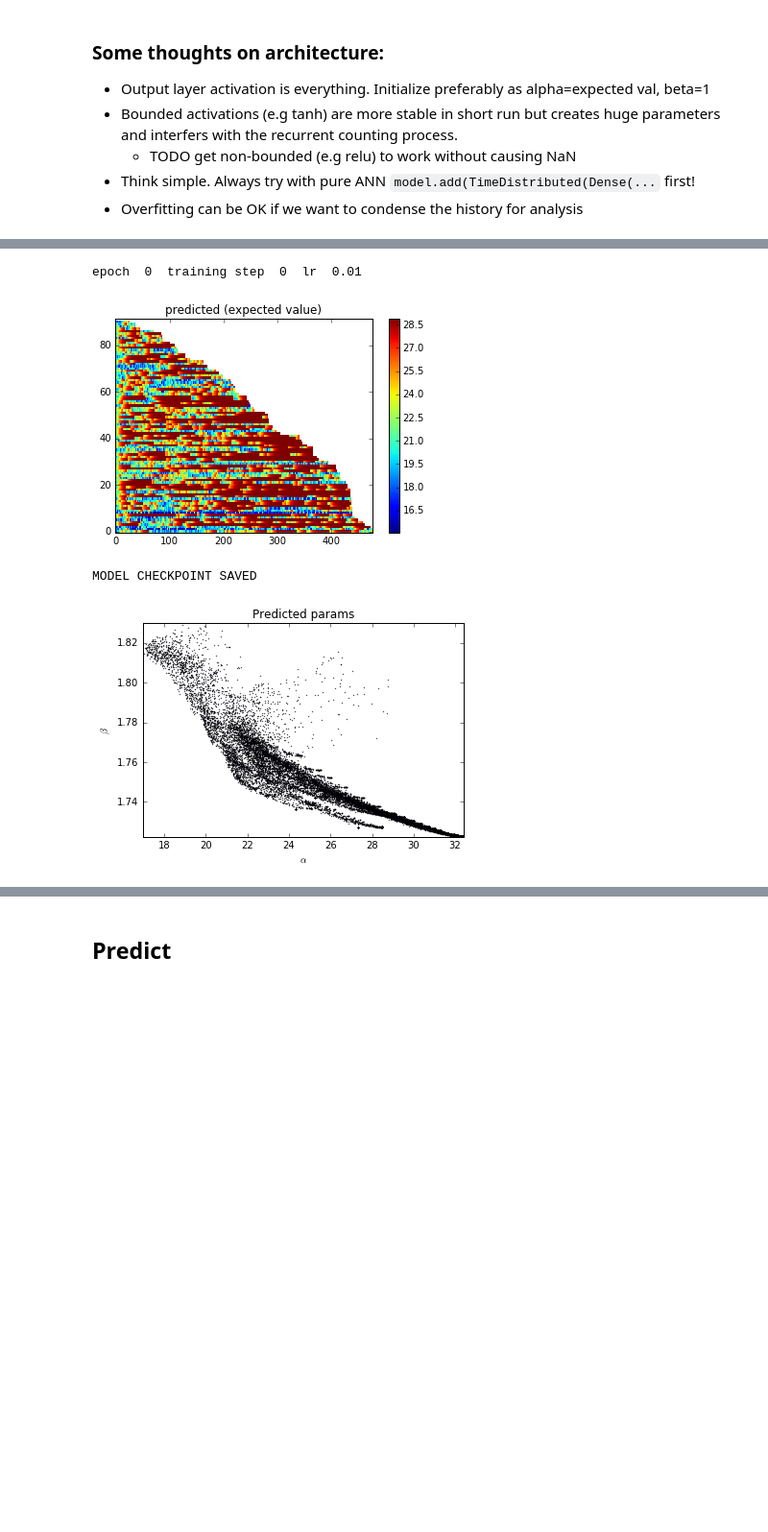
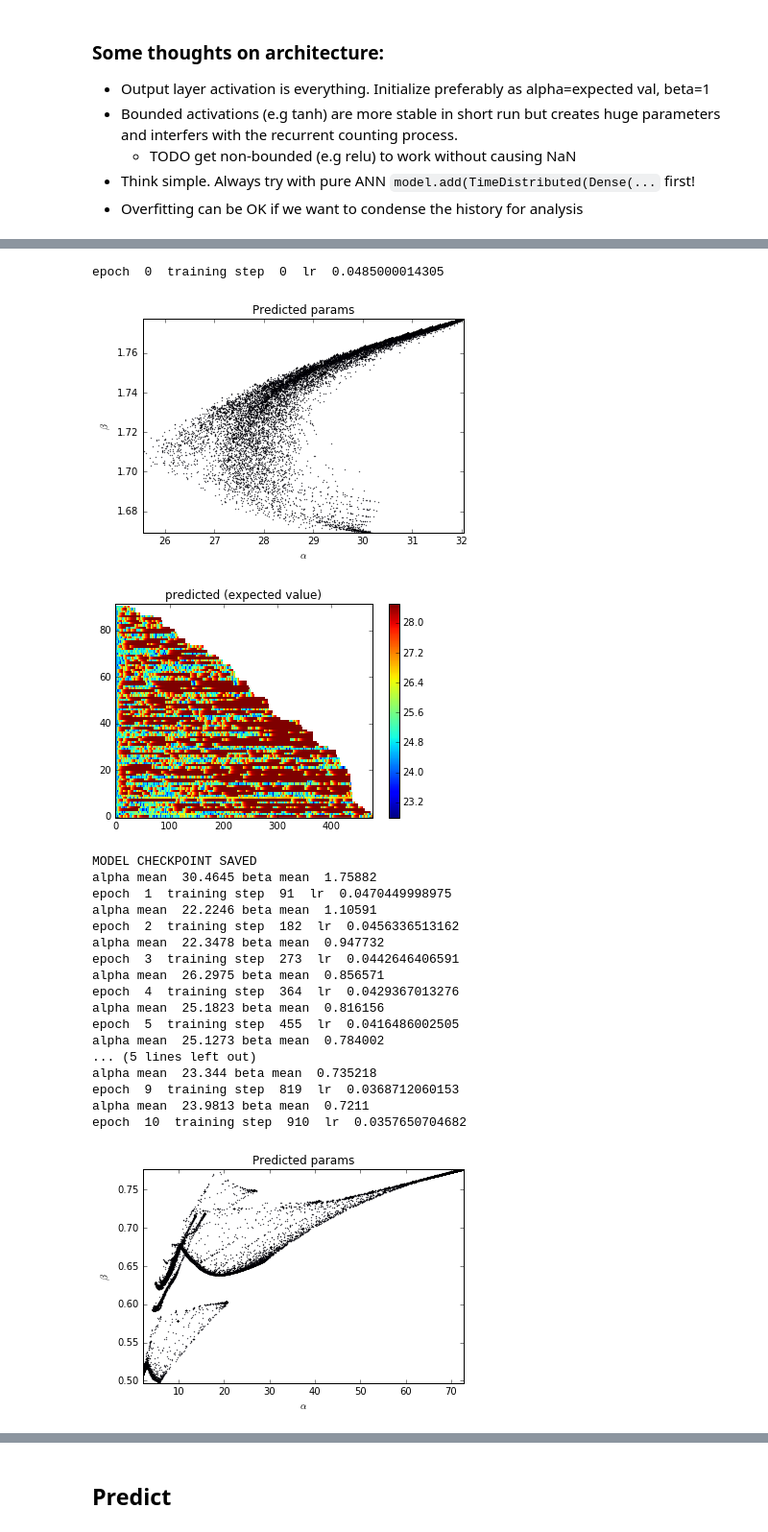
Before and after one commit to ragulpr/wtte-rnn, a Jupyter notebook: python/examples/data_pipeline/data_pipeline.ipynb, the cells around one changed output, grey strips where cells are left out. Shown at 96% size. Cells and saved outputs as stored; diff of their text form; code cells hidden in the pictures; blank space fills up the shorter version.

```diff
--- a/python/examples/data_pipeline/data_pipeline.ipynb
+++ b/python/examples/data_pipeline/data_pipeline.ipynb
@@ -487,7 +486,8 @@ np.random.seed(1)
 
 model = Sequential()
 
-model.add(LSTM(10, activation='tanh', input_shape=(None, n_features),return_sequences=True))
+model.add(TimeDistributed(Dense(3,activation='tanh'),input_shape=(None, n_features)))
+model.add(LSTM(10, activation='tanh',return_sequences=True))
 model.add(TimeDistributed(Dense(10,activation='tanh')))
 
 model.add(Dense(2))
@@ -495,9 +495,9 @@ model.add(Lambda(wtte.output_lambda, arguments={"init_alpha":init_alpha,
                                                "max_beta_value":4.0}))
 
 
-loss = wtte.loss(kind='discrete',use_censoring=True).loss_function
+loss = wtte.loss(kind='discrete').loss_function
 
-lr = 0.1
+lr = 0.05
 model.compile(loss=loss, optimizer=adam(lr=lr))
 
 model.summary()
@@ -518,14 +518,6 @@ def epoch():
     alpha_means.append(np.nanmean(predicted[:,:,0]))
     beta_means.append(np.nanmean(predicted[:,:,1]))
 
-    plt.scatter(predicted[:,:,0],predicted[:,:,1],s=0.1)
-    plt.title('Predicted params')
-    plt.xlim([np.nanmin(predicted[:,:,0]),np.nanmax(predicted[:,:,0])])
-    plt.ylim([np.nanmin(predicted[:,:,1]),np.nanmax(predicted[:,:,1])])
-    plt.xlabel(r'$\alpha$')
-    plt.ylabel(r'$\beta$')
-    plt.show()
-
     for i in xrange(n_train):
         this_seq_length = seq_lengths_[i]
         if this_seq_length>0:
@@ -561,32 +555,60 @@ _________________________________________________________________
 #model.load_weights('./model_checkpoint.h5', by_name=False)
 # %%
 # store/load models since we may encounter NaNs or training interrupted.
-for i in xrange(25):
-    lr = 0.01#lr*0.9
+for i in xrange(100):
+    lr = lr*0.97
     K.set_value(model.optimizer.lr, lr)
 
     print 'epoch ',i,' training step ',len(loss_train),' lr ',K.eval(model.optimizer.lr)
-    if i%5==0 and epoch_ok:
+    if i%10==0 and epoch_ok:
+
         predicted = model.predict(x_train)
         predicted[:,:,1]=predicted[:,:,1]+predicted[:,:,0]*0# lazy re-add NAN-mask
-        expected_val = weibull.mean(predicted[:,:,0], predicted[:,:,1])
-        plt.imshow(expected_val,aspect='auto',interpolation="none",origin='lower')
-        plt.colorbar()
-        plt.title('predicted (expected value)')
+
+        plt.scatter(predicted[:,:,0],predicted[:,:,1],s=0.1)
+        plt.title('Predicted params')
+        plt.xlim([np.nanmin(predicted[:,:,0]),np.nanmax(predicted[:,:,0])])
+        plt.ylim([np.nanmin(predicted[:,:,1]),np.nanmax(predicted[:,:,1])])
+        plt.xlabel(r'$\alpha$')
+        plt.ylabel(r'$\beta$')
         plt.show()
 
-        model.save_weights('./model_checkpoint.h5')  # creates a HDF5 file 'my_model.h5'
-        print 'MODEL CHECKPOINT SAVED'
+        if i%20==0:
+            expected_val = weibull.mean(predicted[:,:,0], predicted[:,:,1])
+            plt.imshow(expected_val,aspect='auto',interpolation="none",origin='lower')
+            plt.colorbar()
+            plt.title('predicted (expected value)')
+            plt.show()
+
+            model.save_weights('./model_checkpoint.h5')  # creates a HDF5 file 'my_model.h5'
+            print 'MODEL CHECKPOINT SAVED'
 
     epoch_ok = epoch()
     if epoch_ok:
         n = min([n_train,len(loss_train)])
         print 'alpha mean ',np.mean(alpha_means[-n:]),'beta mean ',np.mean(beta_means[-n:])
     else:
         model.load_weights('./model_checkpoint.h5', by_name=False)
         print 'RESTORING MODEL FROM CHECKPOINT'
 # %% [output]
-epoch  0  training step  0  lr  0.01
+epoch  0  training step  0  lr  0.0485000014305
-[figure, old version]
+[figure, new version]
+[figure, new version]
 MODEL CHECKPOINT SAVED
+alpha mean  30.4645 beta mean  1.75882
+epoch  1  training step  91  lr  0.0470449998975
+alpha mean  22.2246 beta mean  1.10591
+epoch  2  training step  182  lr  0.0456336513162
+alpha mean  22.3478 beta mean  0.947732
+epoch  3  training step  273  lr  0.0442646406591
+alpha mean  26.2975 beta mean  0.856571
+epoch  4  training step  364  lr  0.0429367013276
+alpha mean  25.1823 beta mean  0.816156
+epoch  5  training step  455  lr  0.0416486002505
+alpha mean  25.1273 beta mean  0.784002
+... (5 lines left out)
+alpha mean  23.344 beta mean  0.735218
+epoch  9  training step  819  lr  0.0368712060153
+alpha mean  23.9813 beta mean  0.7211
+epoch  10  training step  910  lr  0.0357650704682
-[figure, old version]
+[figure, new version]
```
Also changed, not shown: parts of 10 cells of this notebook, 3 other files.
